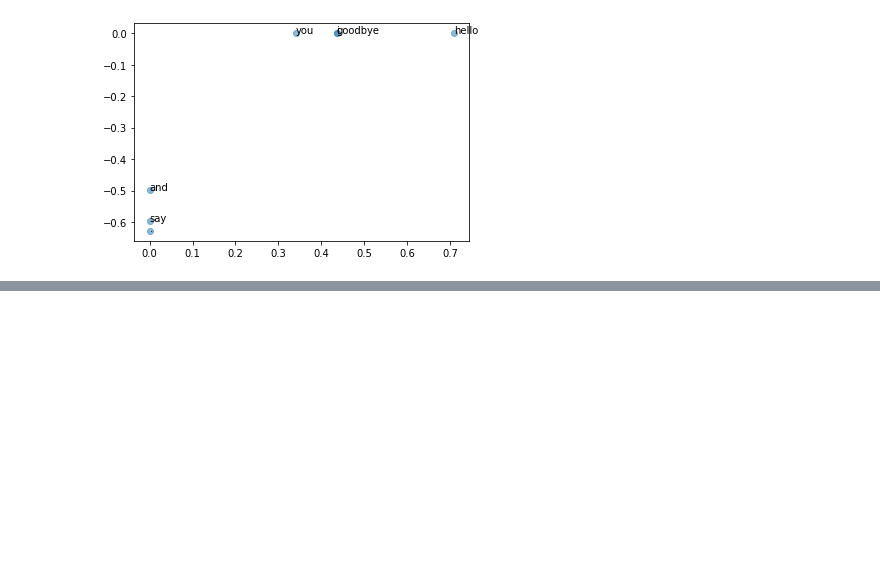
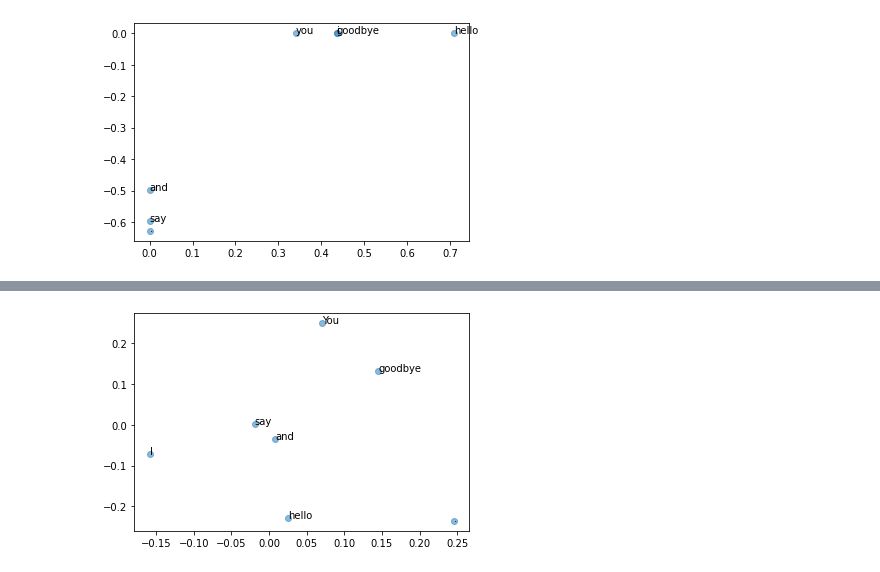
Before and after one commit to ywchiu/tibame_tm, a Jupyter notebook: Demo20200826.ipynb, the cells around one changed output, grey strips where cells are left out. Cells and saved outputs as stored; diff of their text form; code cells hidden in the pictures; blank space fills up the shorter version.

```diff
--- a/Demo20200826.ipynb
+++ b/Demo20200826.ipynb
@@ -385,0 +450,9 @@ plt.show()
+# %%
+# 繪製相對位置圖
+from matplotlib import pyplot as plt
+for vocab, vec in zip(model.wv.vocab, model.wv.vectors):
+  plt.annotate(vocab, (vec[0], vec[1]))
+plt.scatter(X[:,0], X[:,1], alpha=0.5)
+plt.show()
+# %% [output]
+[figure, added]
```
Also changed, not shown: parts of 45 cells of this notebook.
